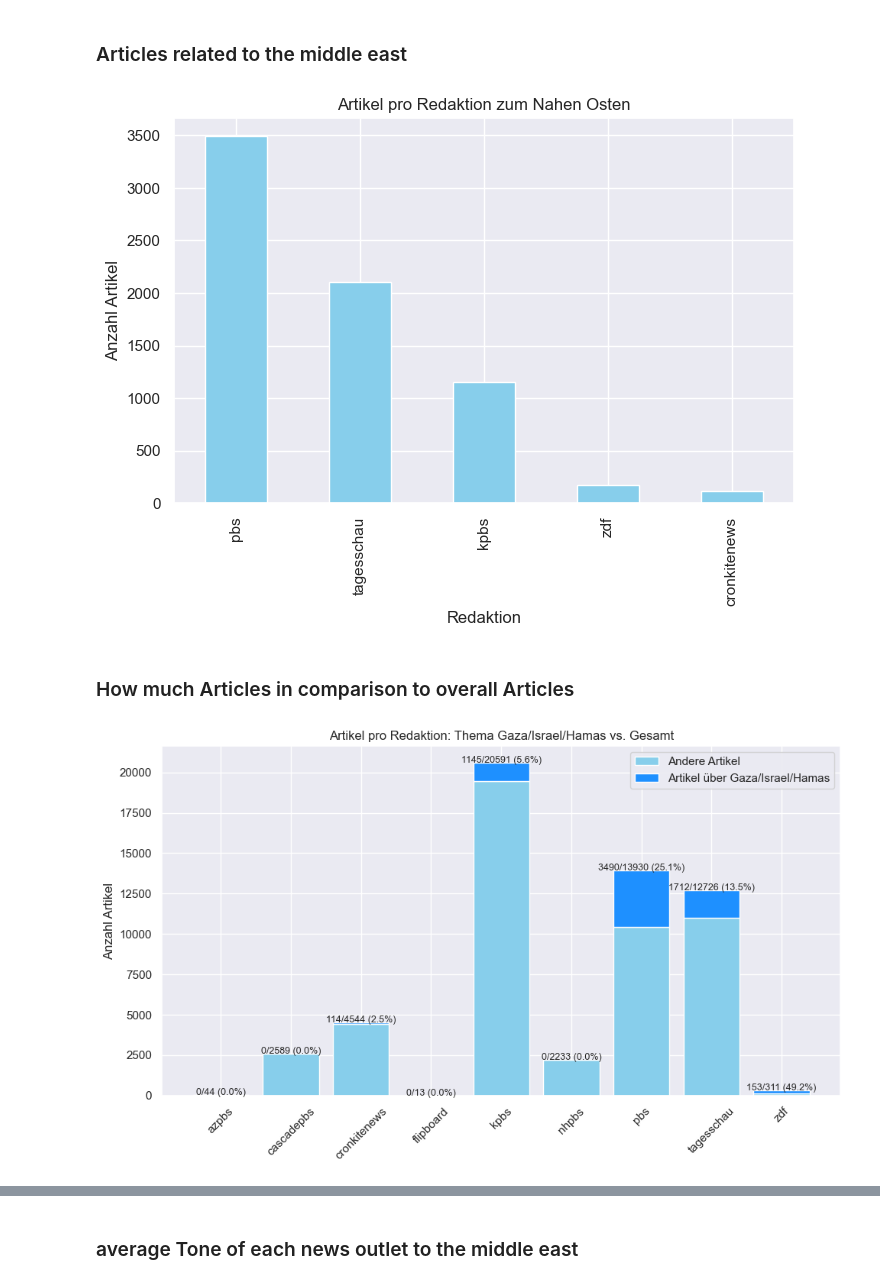
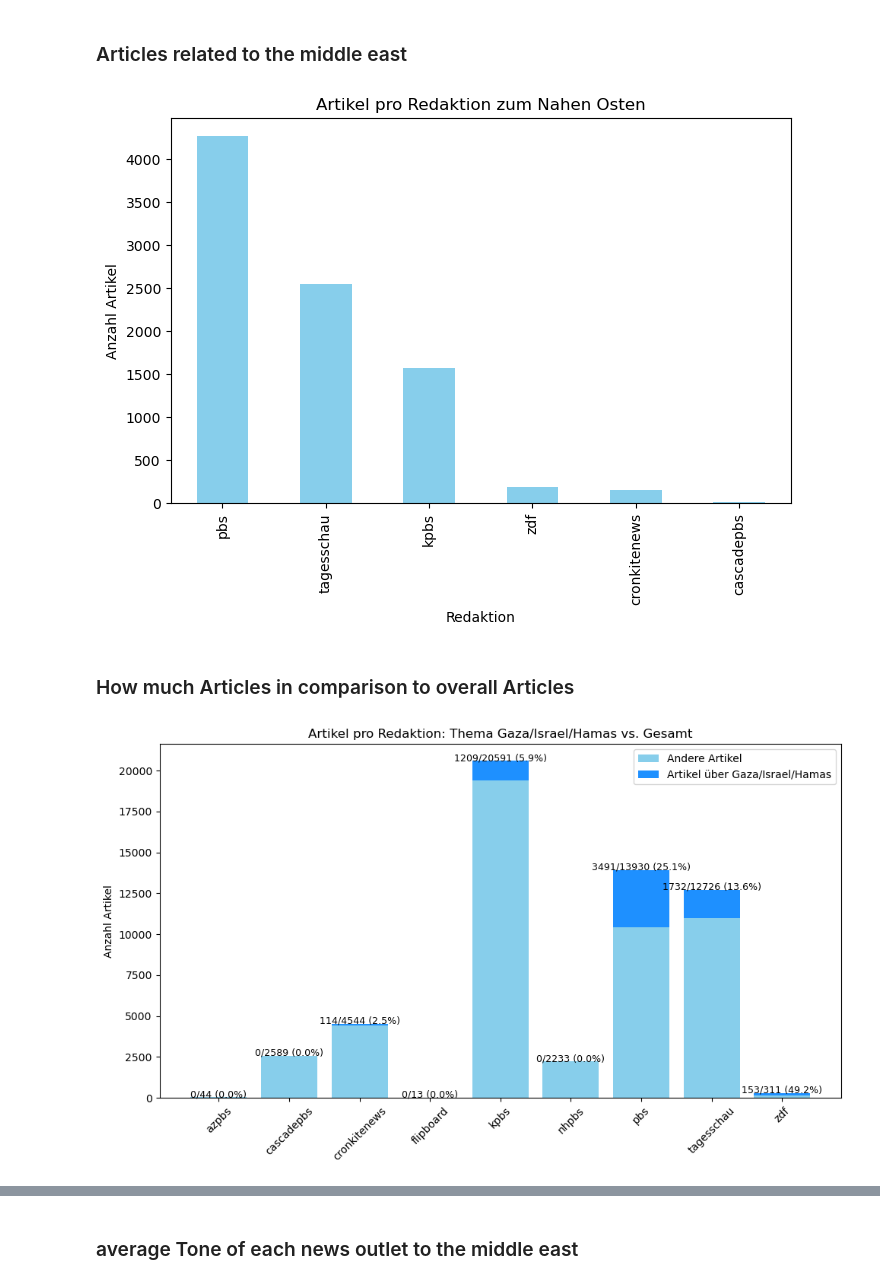
Before and after one commit to CAUGruppe/DataScienceProjectGroup8, a Jupyter notebook: Vizualizations_Question_1.ipynb, the cells around one changed output, grey strips where cells are left out. Drawn from its saved outputs; the diff is of its cells as text; code cells hidden in the pictures.

```diff
--- a/Vizualizations_Question_1.ipynb
+++ b/Vizualizations_Question_1.ipynb
@@ -83,31 +83,38 @@ plt.show()
 # %% [markdown]
 ### Articles related to the middle east ###
 # %%
-keywords = ["gaza", "palestina", "israel", "hamas", "krieg", "angriffe"]
+keywords = ["gaza", "palestina", "israel", "hamas", "krieg", "angriffe", "palästina", "palestine",
+            "israeli", "hamas-tunnel", "rafah", "Zwei-Staaten-Lösung", "Nahostkonflikt",
+            "Middle East conflict", "two-state solution", "Middle east",
+            "islam", "judaism", "muslim", "jewish", "arab", "isis", "al qaeda", "syrien", "syria",
+            "libanon", "lebanon", "iran", "hezbollah", "westjordanland", "settlers", "siedler",
+            "west bank", "palästinensische gebiete", "palestinian territories", "idf",
+            "israel defense forces", "israelische verteidigungskräfte"]
 
 # Maske auf die 'Thema'-Spalte anwenden, NaN ausschließen
 mask = df['Thema'].fillna('').str.contains('|'.join(keywords), case=False)
 
 df_filtered_1 = df[mask].copy()
 
 df_filtered_1['Redaktion'].value_counts().plot(
     kind='bar',
     color='skyblue',
     figsize=(8,5),
     title='Artikel pro Redaktion zum Nahen Osten'
 )
 plt.ylabel('Anzahl Artikel')
 plt.xlabel('Redaktion')
 plt.show()
 # %% [output]
-[figure, old version]
+[figure, new version]
 # %% [markdown]
 ### How much Articles in comparison to overall Articles ###
 # %%
 
 
 # Beispiel: df bereits gefiltert nach Redaktionen + Thema
-keywords = ["gaza", "palestina", "israel", "hamas"]
+keywords = ["gaza", "palästina", "israel", "hamas", "palestine", "rafah", "Zwei-Staaten-Lösung",
+            "two-state solution", "idf", "israel defense forces", "israelische verteidigungskräfte"]
 mask = df['Thema'].fillna('').str.contains('|'.join(keywords), case=False)
 
 # Aggregieren pro Redaktion
@@ -140,7 +147,7 @@ for i, row in df_chart.iterrows():
 plt.tight_layout()
 plt.show()
 # %% [output]
-[figure, old version]
+[figure, new version]
 # %%
 
 
```
Also changed, not shown: parts of 5 cells of this notebook.
